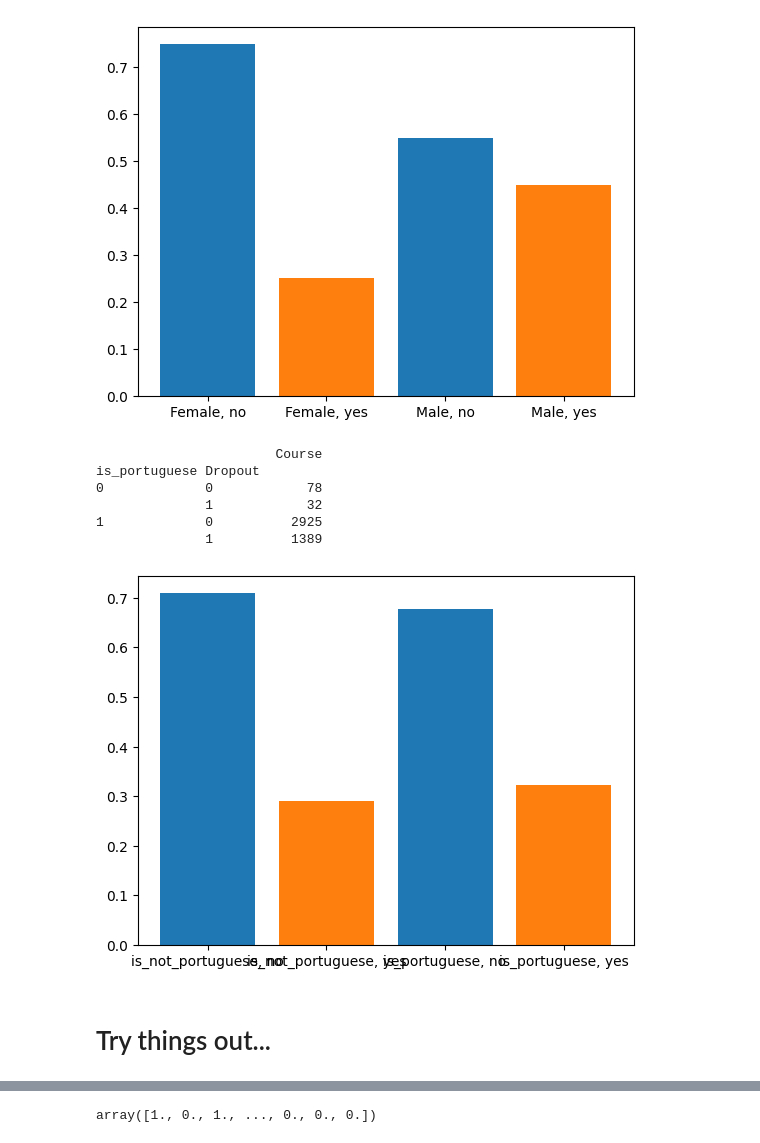
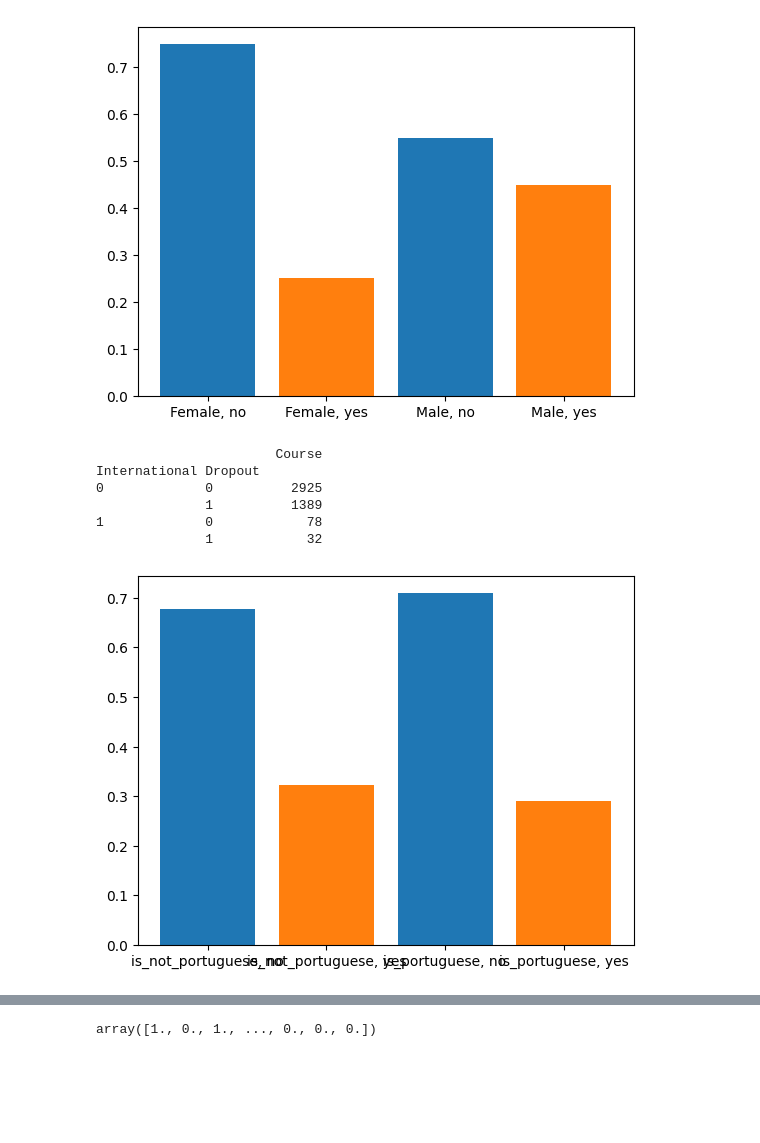
Before and after one commit to Xannadoo/Algorithmic_Fairness_Mandatories, a Jupyter notebook: Exam/Predicting_students_dropout.ipynb, the cells around one changed output, grey strips where cells are left out. Saved outputs shown, nothing was run; the diff lists cells and outputs as text; code cells hidden in the pictures; blank space fills up the shorter version.

```diff
--- a/Exam/Predicting_students_dropout.ipynb
+++ b/Exam/Predicting_students_dropout.ipynb
@@ -80,7 +93,7 @@ def load_data():
     df['is_portuguese'] = is_portuguese_values
 
     # Remove "Nacionality" columns
-    df.drop(columns=["Nacionality"], axis=1, inplace=True)
+    #df.drop(columns=["Nacionality"], axis=1, inplace=True)
 
 
     protected_cols = ['Gender', 'is_portuguese'] # TODO: do something with parents qualitifcation and occupation?? Or other categories
@@ -94,20 +107,19 @@ def load_data():
     features_protected = pd.concat([df[x] for x in protected_cols], axis=1)
 
     for x in protected_cols:
-      df = df.drop(x, axis=1)
+      df.drop(x, axis=1, inplace=True)
 
     features_np = df.copy()
 
     return features, features_full, labels, groups, features_np, features_protected, protected_cols
 
 
-def get_test_and_training_data(features, labels, protected_cols=[], test_size=0.2):
+def get_test_and_training_data(features, labels, group, protected_cols=[], test_size=0.2): # take  group,  as arugment
     ## This code is adapted from solution to data debias exercises
     X, y = features, labels
-    X_train, X_test, y_train, y_test = train_test_split(X, y, test_size=test_size, random_state=seed)
 
-    X_train_init = X_train.copy()
-    X_test_init = X_test.copy()
+    X_train, X_test, y_train, y_test, group_train, group_test = train_test_split(X, y, group, test_size=test_size, random_state=seed)
+    #X_train, X_test, y_train, y_test = train_test_split(X, y, group, test_size=test_size, random_state=seed)
 
     # Subset for protected and non-protected features
     X_train_p = X_train[protected_cols]
@@ -115,7 +127,7 @@ def get_test_and_training_data(features, labels, protected_cols=[], test_size=0.
     X_test_p = X_test[protected_cols]
     X_test_np = X_test.drop(columns=protected_cols)
 
-    return X_train_init, X_test_init, y_train, y_test, X_train_p, X_train_np, X_test_p, X_test_np
+    return X_train, X_test, y_train, y_test, X_train_p, X_train_np, X_test_p, X_test_np, group_train, group_test
 # %% [markdown]
 ### A Geometric Solution to Fair Representations
 # %%
@@ -274,5 +703,5 @@ def plot_corr(df, method='pearson', protected_cols=[], show_protected_features=F
 # %% [markdown]
 # Load Data
 # %%
-features, features_full, labels, groups, features_np, features_protected, protected_cols = load_data()
-X_train, X_test, y_train, y_test, X_train_p, X_train_np, X_test_p, X_test_np = get_test_and_training_data(features, labels, protected_cols=protected_cols)
+features, features_full, labels, groups, features_np, features_p, protected_cols = load_data()
+X_train, X_test, y_train, y_test, X_train_p, X_train_np, X_test_p, X_test_np, group_train, group_test = get_test_and_training_data(features, labels, groups['Gender'], protected_cols=protected_cols)
@@ -340,22 +1172,20 @@ Gender Dropout
        1           701
 [figure]
 # %%
-is_portuguese = features_full[features_full.is_portuguese==1].shape[0]
-is_not_portuguese = features_full[features_full.is_portuguese==0].shape[0]
+is_portuguese = features_full[features_full.International==1].shape[0]
+is_not_portuguese = features_full[features_full.International==0].shape[0]
 
-X = pd.DataFrame(features_full.groupby(['is_portuguese', 'Dropout']).count().Course)
+X = pd.DataFrame(features_full.groupby(['International', 'Dropout']).count().Course)
 
 print(X)
 
 plt.bar([0,1,2,3], X.Course/[is_not_portuguese, is_not_portuguese, is_portuguese, is_portuguese], color=['tab:blue','tab:orange','tab:blue','tab:orange'])
 plt.xticks([0,1,2,3],  labels=['is_not_portuguese, no', 'is_not_portuguese, yes','is_portuguese, no', 'is_portuguese, yes']);
 # %% [output]
                        Course
-is_portuguese Dropout
-0             0            78
+International Dropout
+0             0          2925
+              1          1389
+1             0            78
               1            32
-1             0          2925
-              1          1389
-[figure, old version]
+[figure, new version]
-# %% [markdown]
-# Try things out...
```
Also changed, not shown: parts of 62 cells of this notebook.
